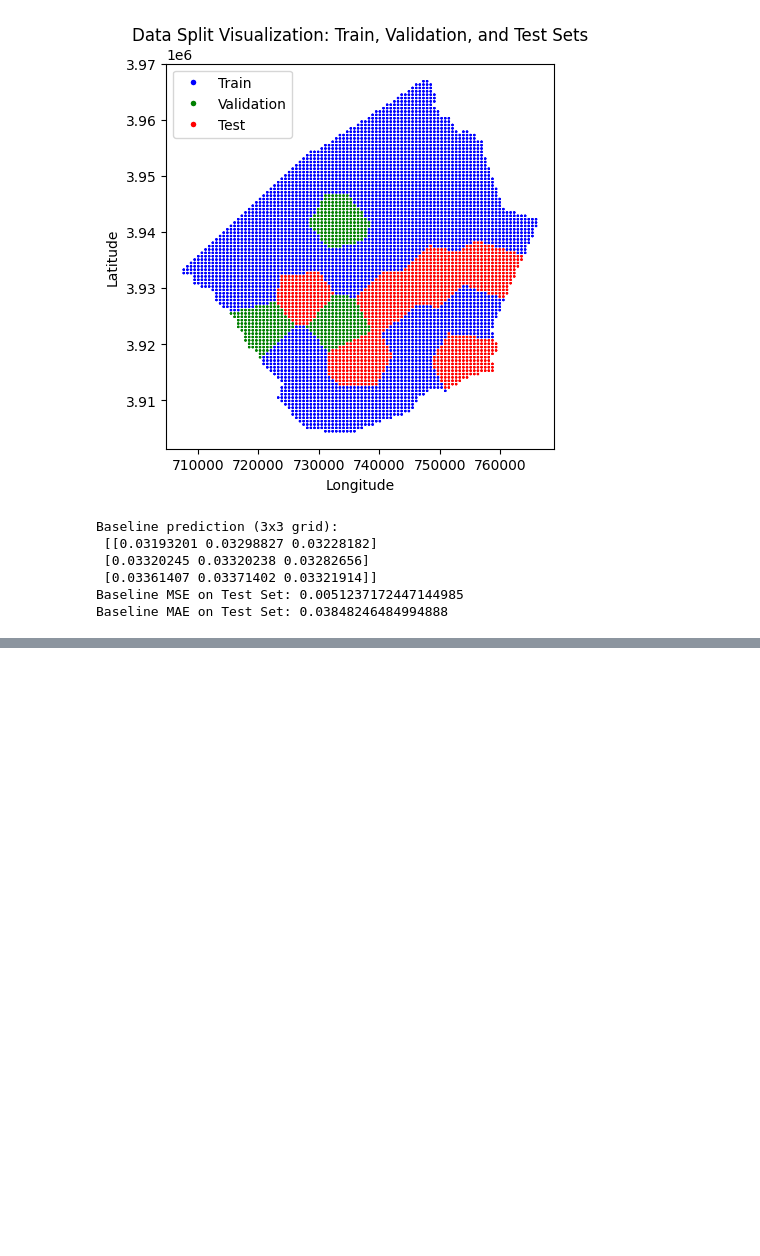
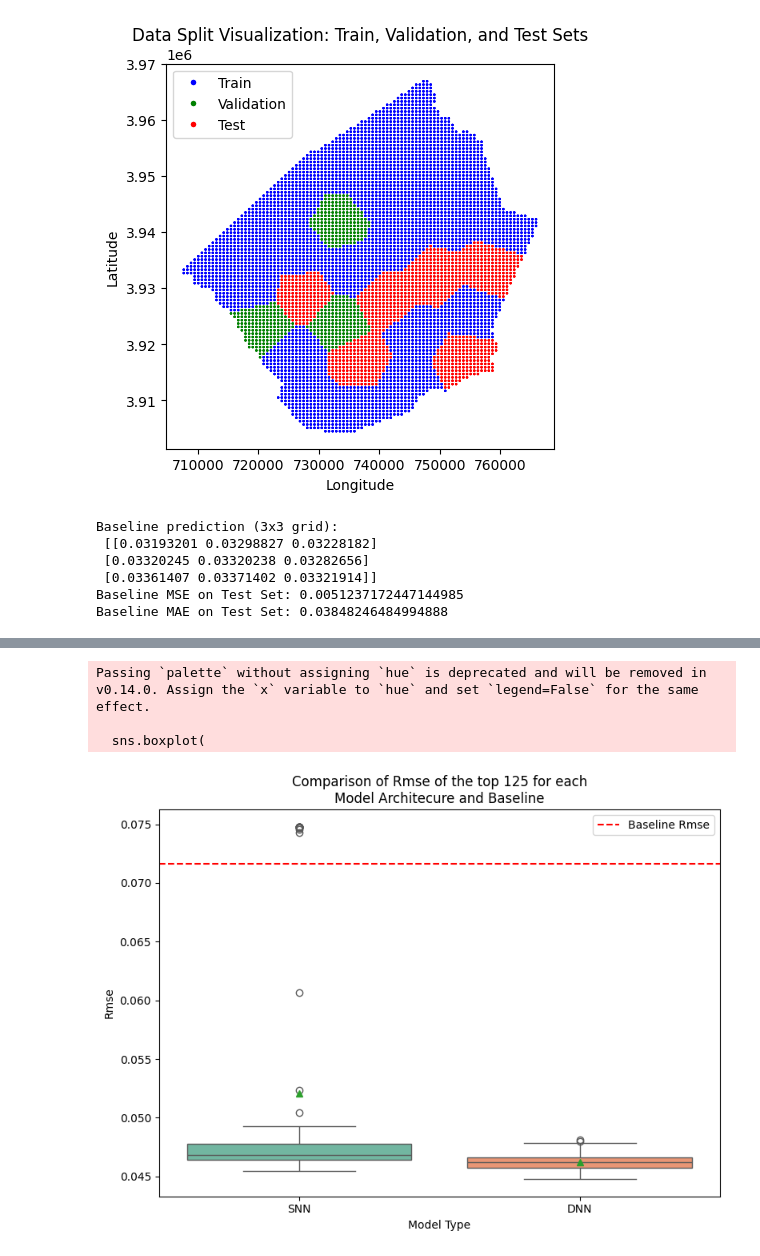
Before and after one commit to benton-tripp/urban-clay, a Jupyter notebook: notebooks/train-models-v4.ipynb, the cells around one changed output, grey strips where cells are left out. Saved outputs shown, nothing was run; the diff lists cells and outputs as text; code cells hidden in the pictures; blank space fills up the shorter version.

```diff
--- a/notebooks/train-models-v4.ipynb
+++ b/notebooks/train-models-v4.ipynb
@@ -594,0 +650,58 @@ print(metrics_df[['model_name', 'rmse', 'mse', 'mae']])
+# %%
+import matplotlib.pyplot as plt
+import seaborn as sns
+import pandas as pd
+
+def compare_models(metrics_df, baseline_metric, metric='rmse', top_n=5):
+    """
+    Plots side-by-side boxplots comparing the specified metric for the top SNN, DNN models, and baseline.
+
+    Parameters:
+        metrics_df (pd.DataFrame): DataFrame containing model metrics and names.
+        baseline_metric (float): The baseline metric value (e.g., baseline RMSE).
+        metric (str): The metric to compare (e.g., 'rmse', 'mse', 'mae').
+        top_n (int): Number of top models to consider for each architecture.
+    """
+    # Separate models into SNN and DNN based on model name
+    snn_models = metrics_df[metrics_df['model_name'].str.contains('SimpleNN')].nsmallest(top_n, metric)
+    dnn_models = metrics_df[metrics_df['model_name'].str.contains('DeepNN')].nsmallest(top_n, metric)
+
+    # Prepare data for plotting
+    data = {
+        'Model Type': ['Baseline'] * 1 + ['SNN'] * top_n + ['DNN'] * top_n,
+        metric.capitalize(): [baseline_metric] + snn_models[metric].tolist() + dnn_models[metric].tolist()
+    }
+    plot_df = pd.DataFrame(data)
+
+    # Create the plot
+    plt.figure(figsize=(8, 6))
+
+    # Create boxplots for SNN and DNN
+    sns.boxplot(
+        x='Model Type',
+        y=metric.capitalize(),
+        data=plot_df,
+        order=['SNN', 'DNN'],
+        showmeans=True,
+        palette='Set2'
+    )
+
+    # Add the baseline as a horizontal line
+    plt.axhline(baseline_metric, color='red', linestyle='--', label=f'Baseline {metric.capitalize()}')
+
+    # Add plot details
+    plt.title(f"Comparison of {metric.capitalize()} of the top {top_n} for each\nModel Architecure and Baseline")
+    plt.ylabel(metric.capitalize())
+    plt.xlabel("Model Type")
+    plt.legend(loc='upper right')
+    plt.tight_layout()
+    plt.show()
+
+# Example usage:
+baseline_rmse = 0.07162  # Example baseline RMSE value
+compare_models(metrics_df, baseline_rmse, metric='rmse', top_n=125)
+# %% [output]
+Passing `palette` without assigning `hue` is deprecated and will be removed in v0.14.0. Assign the `x` variable to `hue` and set `legend=False` for the same effect.
+
+  sns.boxplot(
+[figure, added]
```
Also changed, not shown: parts of 17 cells of this notebook, 42 other files.
